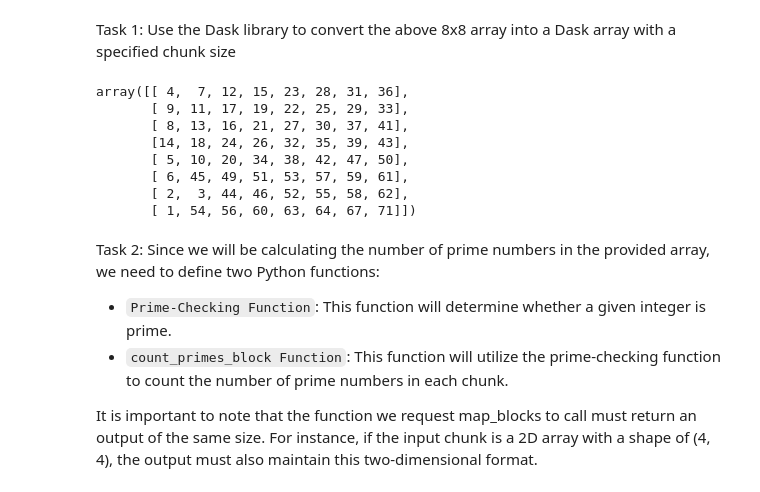
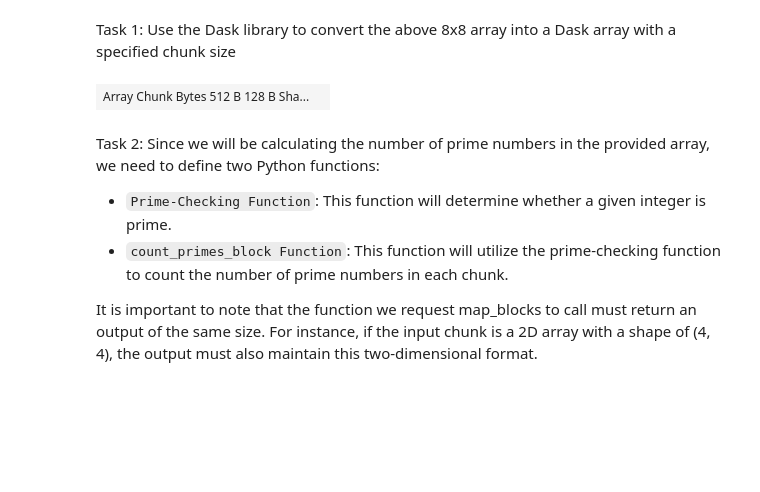
Before and after one commit to Hy99/PolyU_Class, a Jupyter notebook: DSAI5202_Artificial_Intelligence_and_Big_Data_Computing/Unit2/Tutorial_2_Intro_to_Dask_Array.ipynb, the cells around one changed output. Saved outputs shown, nothing was run; the diff lists cells and outputs as text; code cells hidden in the pictures; blank space fills up the shorter version.

```diff
--- a/DSAI5202_Artificial_Intelligence_and_Big_Data_Computing/Unit2/Tutorial_2_Intro_to_Dask_Array.ipynb
+++ b/DSAI5202_Artificial_Intelligence_and_Big_Data_Computing/Unit2/Tutorial_2_Intro_to_Dask_Array.ipynb
@@ -311,16 +345,10 @@ data = [[ 4,  7, 12, 15, 23, 28, 31, 36],
 Task 1: Use the Dask library to convert the above 8x8 array into a Dask array with a specified chunk size
 # %%
 #TODO 5.1: Use the Dask library to convert the above 8x8 array into a Dask array with a specified chunk size
-da_data = ...
+da_data = da.from_array(data, chunks=(4,4))
+da_data
 # %% [output]
-array([[ 4,  7, 12, 15, 23, 28, 31, 36],
-       [ 9, 11, 17, 19, 22, 25, 29, 33],
-       [ 8, 13, 16, 21, 27, 30, 37, 41],
-       [14, 18, 24, 26, 32, 35, 39, 43],
-       [ 5, 10, 20, 34, 38, 42, 47, 50],
-       [ 6, 45, 49, 51, 53, 57, 59, 61],
-       [ 2,  3, 44, 46, 52, 55, 58, 62],
-       [ 1, 54, 56, 60, 63, 64, 67, 71]])
+| Array Chunk Bytes 512 B 128 B Sha... |  |
 # %% [markdown]
 Task 2: Since we will be calculating the number of prime numbers in the provided array, we need to define two Python functions:
 
```
Also changed, not shown: parts of 21 cells of this notebook, 14 other files.
